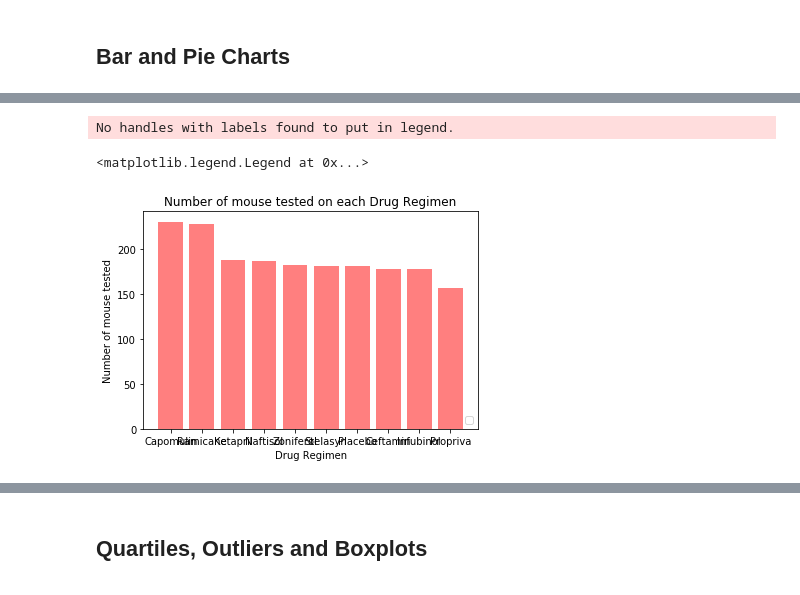
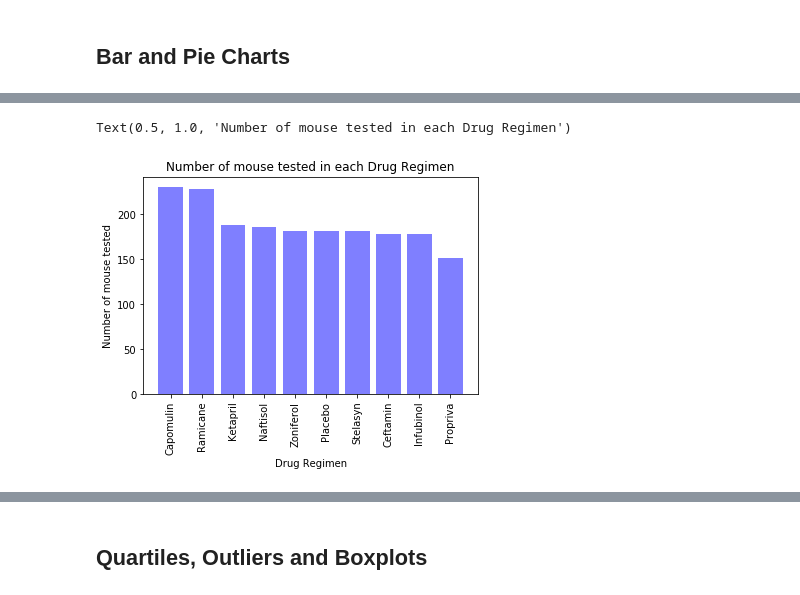
Before and after one commit to soumyakinger/MatPlotLib_HW, a Jupyter notebook: pymaceuticals_starter.ipynb, the cells around one changed output, grey strips where cells are left out. Drawn from its saved outputs; the diff is of its cells as text; code cells hidden in the pictures.

```diff
--- a/pymaceuticals_starter.ipynb
+++ b/pymaceuticals_starter.ipynb
@@ -132,12 +151,11 @@ my_bar_chart
 # %%
 # Generate a bar plot showing the total number of unique mice tested on each drug regimen using pyplot.
-
-plt.bar(x_axis, y_axis, color='red', alpha=0.5, align="center")
+drugs = ["Capomulin", "Ramicane", "Ketapril", "Naftisol", "Zoniferol","Placebo","Stelasyn","Ceftamin","Infubinol","Propriva"]
+plt.bar(x_axis, y_axis, color='blue', alpha=0.5, align="center")
 plt.xlabel("Drug Regimen")
 plt.ylabel("Number of mouse tested")
-plt.title("Number of mouse tested on each Drug Regimen")
-plt.legend(loc="lower right")
+plt.xticks(x_axis,drugs,rotation = "vertical")
+plt.title("Number of mouse tested in each Drug Regimen")
 # %% [output]
-No handles with labels found to put in legend.
+Text(0.5, 1.0, 'Number of mouse tested in each Drug Regimen')
-<matplotlib.legend.Legend at 0x...>
-[figure, old version]
+[figure, new version]
```
Also changed, not shown: parts of 18 cells of this notebook.
